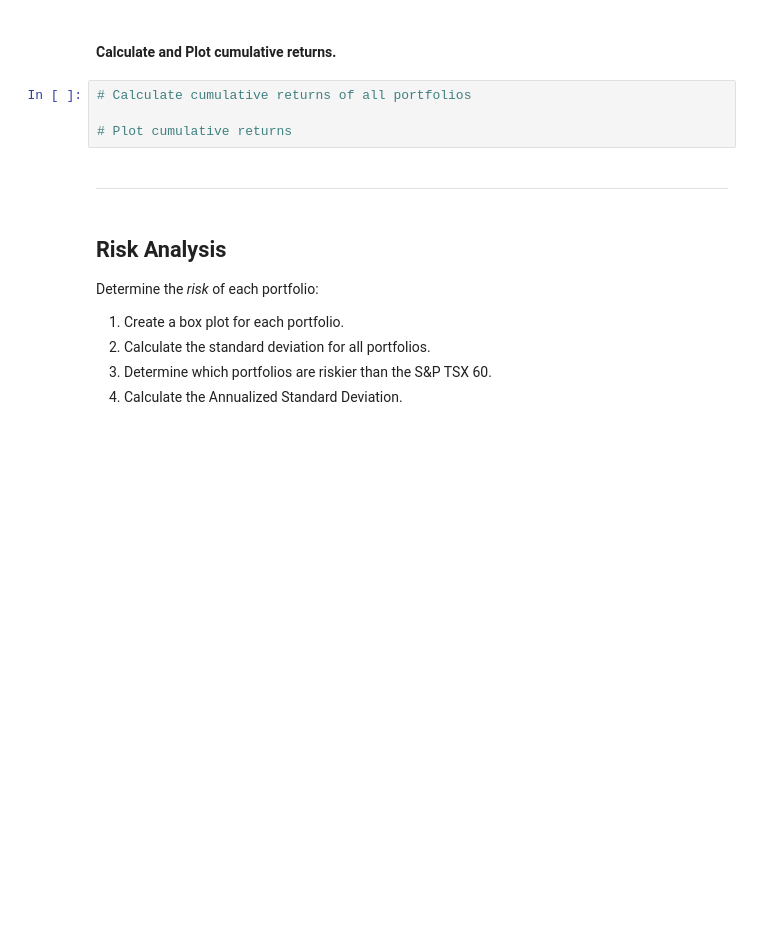
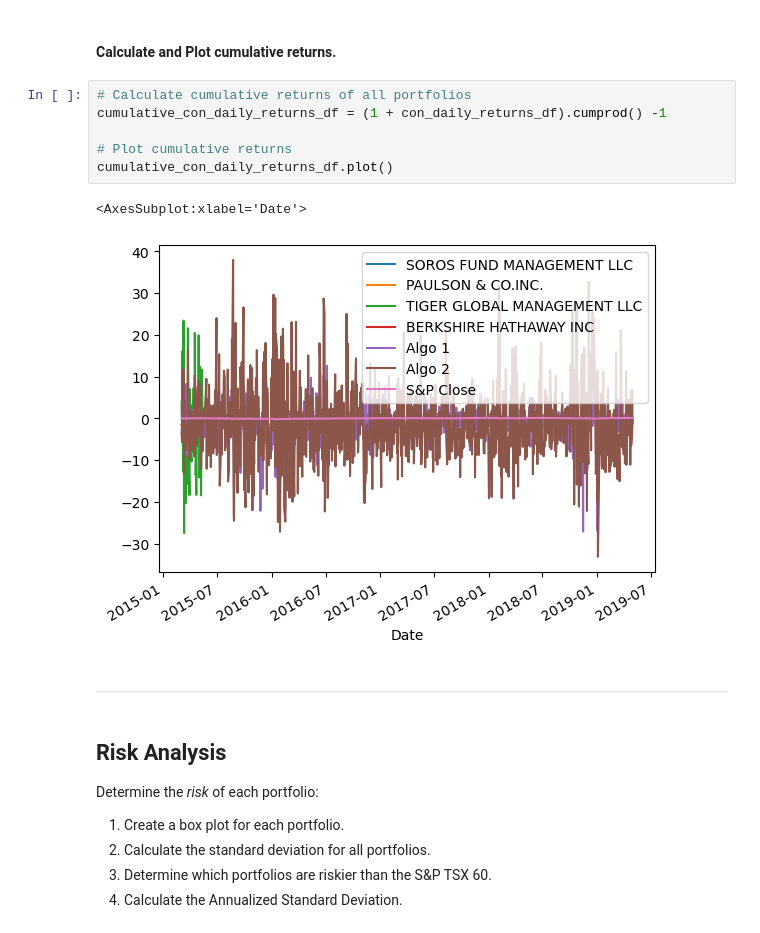
Before and after one commit to dileepadrd/module-4-challenge-algorithmic-trading-strategies, a Jupyter notebook: whale_analysis.ipynb, the cells around one changed output. Drawn from its saved outputs; the diff is of its cells as text; blank space fills up the shorter version.

```diff
--- a/whale_analysis.ipynb
+++ b/whale_analysis.ipynb
@@ -207,8 +212,13 @@ In this section, you will calculate and visualize performance and risk metrics f
 #### Calculate and Plot cumulative returns.
 # %%
 # Calculate cumulative returns of all portfolios
+cumulative_con_daily_returns_df = (1 + con_daily_returns_df).cumprod() -1
 
 # Plot cumulative returns
+cumulative_con_daily_returns_df.plot()
+# %% [output]
+<AxesSubplot:xlabel='Date'>
+[figure, added]
 # %% [markdown]
 ---
 # %% [markdown]
```
Also changed, not shown: parts of 1 cell of this notebook.
